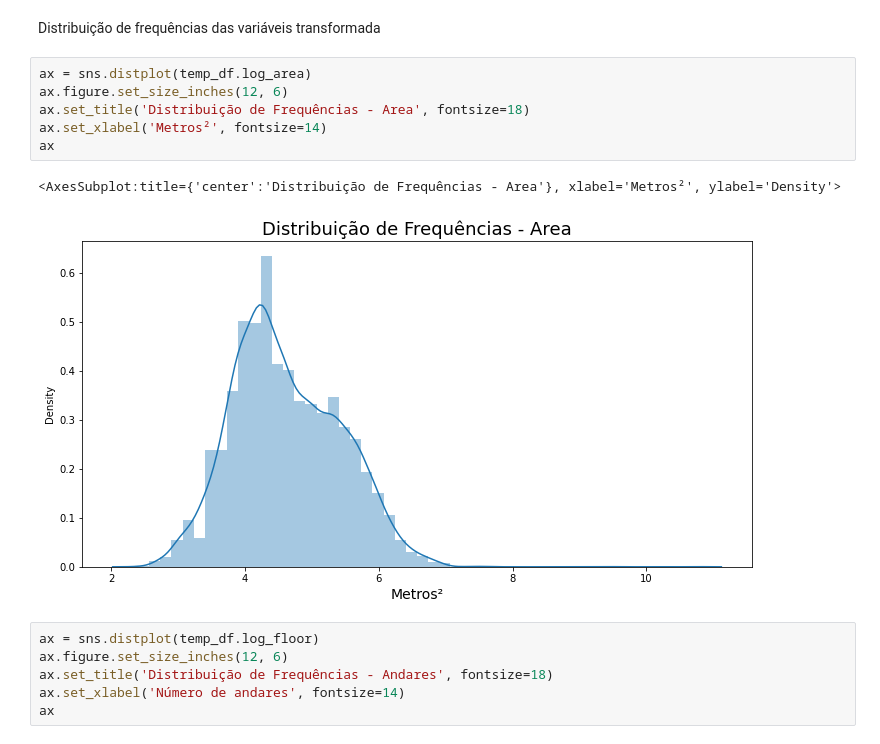
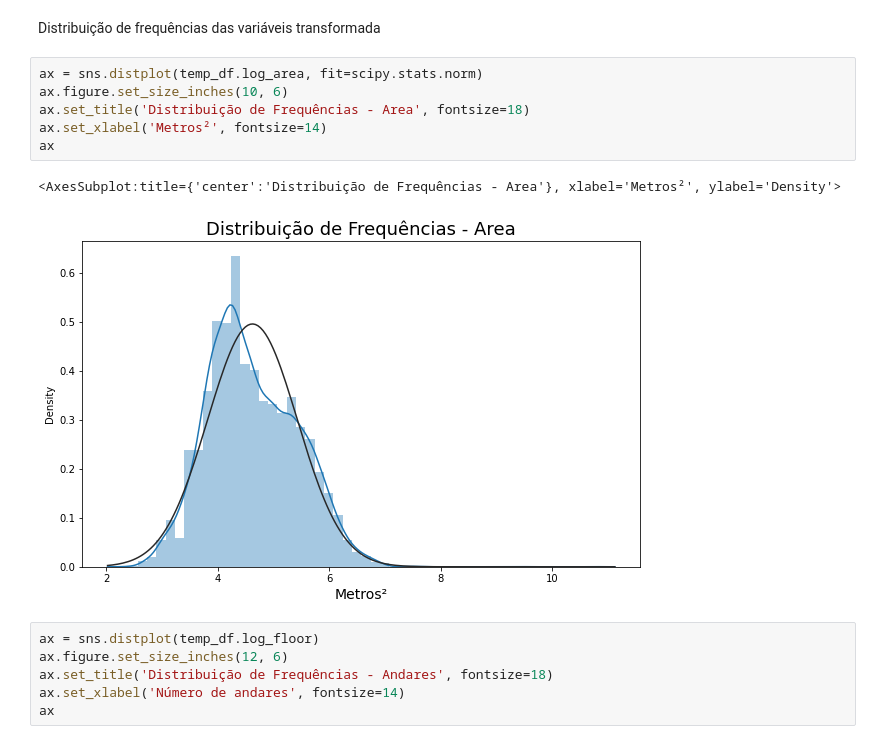
Before and after one commit to IgorFormiga/Data-Science-Projects, a Jupyter notebook: Data_Exploration.ipynb, the cells around one changed output. Saved outputs shown, nothing was run; the diff lists cells and outputs as text.

```diff
--- a/Data_Exploration.ipynb
+++ b/Data_Exploration.ipynb
@@ -305,14 +293,14 @@ temp_df.head()
 # %% [markdown]
 Distribuição de frequências das variáveis transformada
 # %%
-ax = sns.distplot(temp_df.log_area)
-ax.figure.set_size_inches(12, 6)
+ax = sns.distplot(temp_df.log_area, fit=scipy.stats.norm)
+ax.figure.set_size_inches(10, 6)
 ax.set_title('Distribuição de Frequências - Area', fontsize=18)
 ax.set_xlabel('Metros²', fontsize=14)
 ax
 # %% [output]
 <AxesSubplot:title={'center':'Distribuição de Frequências - Area'}, xlabel='Metros²', ylabel='Density'>
-[figure, old version]
+[figure, new version]
 # %%
 ax = sns.distplot(temp_df.log_floor)
 ax.figure.set_size_inches(12, 6)
```
Also changed, not shown: parts of 14 cells of this notebook.
